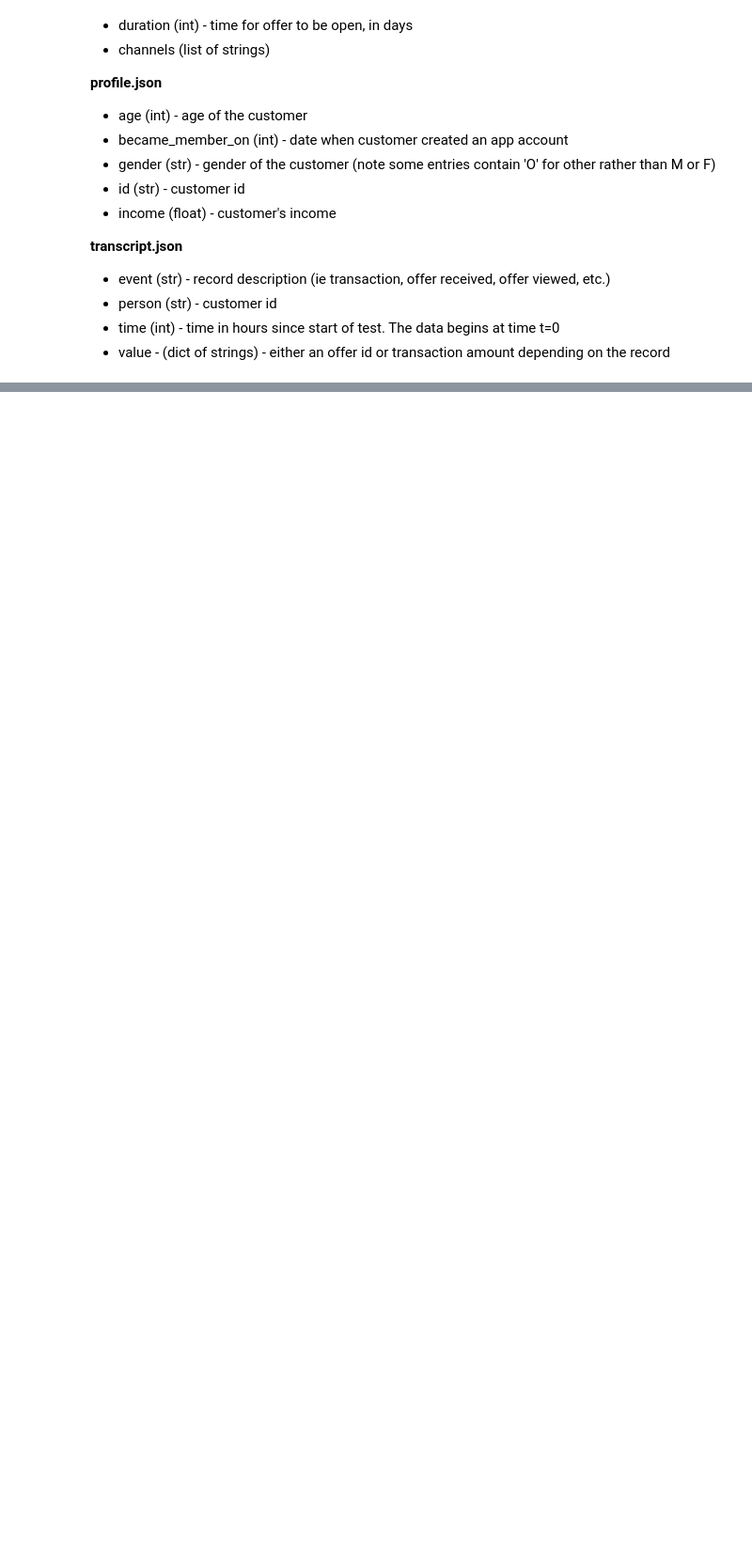
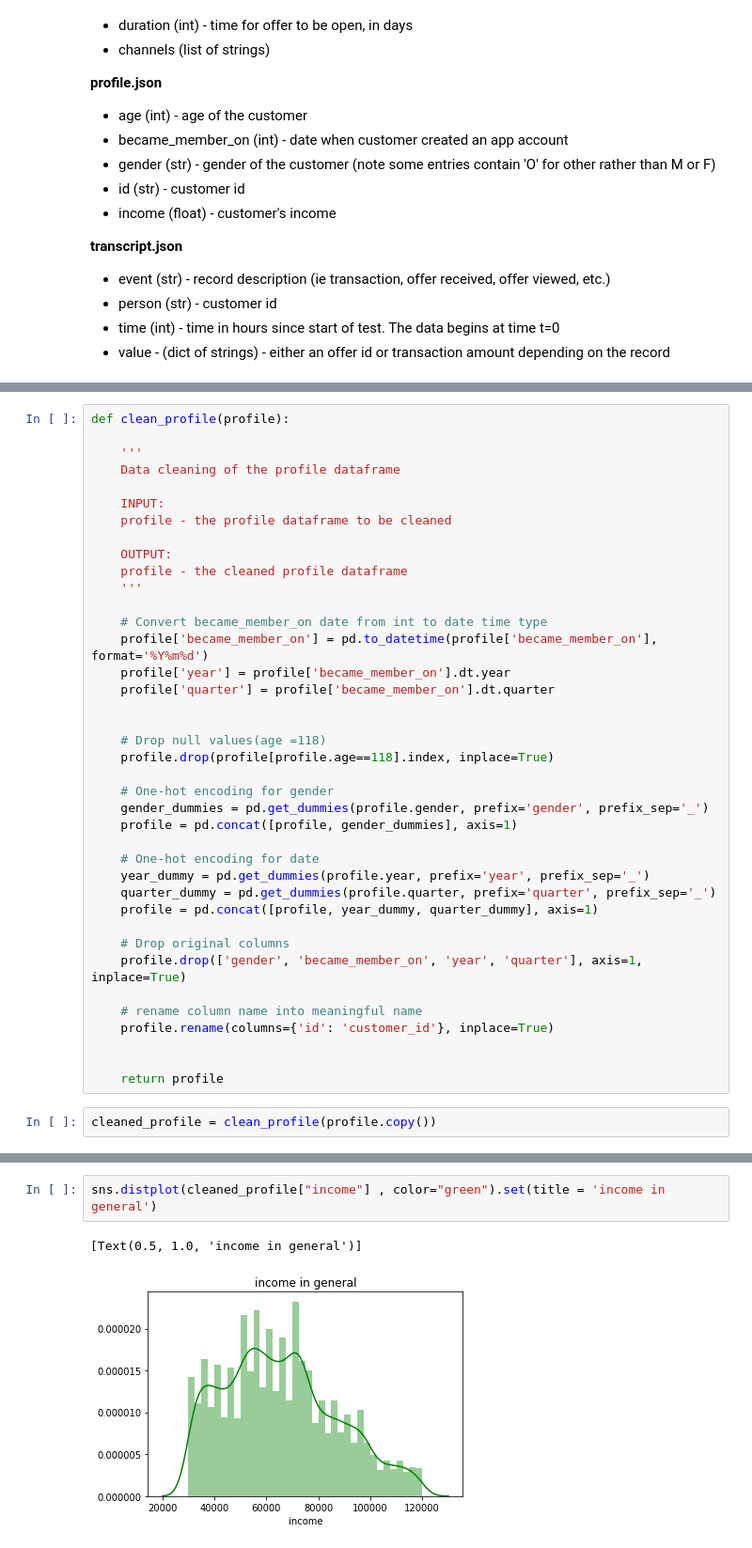
Before and after one commit to Ezeebube5/data-science-projects, a Jupyter notebook: capstone_project/Starbucks_Capstone_notebook.ipynb, the cells around one changed output, grey strips where cells are left out. Shown: that part at 94% size. Drawn from its saved outputs; the diff is of its cells as text; blank space fills up the shorter version.

```diff
--- a/capstone_project/Starbucks_Capstone_notebook.ipynb
+++ b/capstone_project/Starbucks_Capstone_notebook.ipynb
@@ -82,0 +388,41 @@ transcript = pd.read_json('data/transcript.json', orient='records', lines=True)
+# %%
+def clean_profile(profile):
+
+    '''
+    Data cleaning of the profile dataframe
+
+    INPUT:
+    profile - the profile dataframe to be cleaned
+
+    OUTPUT:
+    profile - the cleaned profile dataframe
+    '''
+
+    # Convert became_member_on date from int to date time type
+    profile['became_member_on'] = pd.to_datetime(profile['became_member_on'], format='%Y%m%d')
+    profile['year'] = profile['became_member_on'].dt.year
+    profile['quarter'] = profile['became_member_on'].dt.quarter
+
+
+    # Drop null values(age =118)
+    profile.drop(profile[profile.age==118].index, inplace=True)
+
+    # One-hot encoding for gender
+    gender_dummies = pd.get_dummies(profile.gender, prefix='gender', prefix_sep='_')
+    profile = pd.concat([profile, gender_dummies], axis=1)
+
+    # One-hot encoding for date
+    year_dummy = pd.get_dummies(profile.year, prefix='year', prefix_sep='_')
+    quarter_dummy = pd.get_dummies(profile.quarter, prefix='quarter', prefix_sep='_')
+    profile = pd.concat([profile, year_dummy, quarter_dummy], axis=1)
+
+    # Drop original columns
+    profile.drop(['gender', 'became_member_on', 'year', 'quarter'], axis=1, inplace=True)
+
+    # rename column name into meaningful name
+    profile.rename(columns={'id': 'customer_id'}, inplace=True)
+
+
+    return profile
+# %%
+cleaned_profile = clean_profile(profile.copy())
@@ -82,0 +453,5 @@ transcript = pd.read_json('data/transcript.json', orient='records', lines=True)
+# %%
+sns.distplot(cleaned_profile["income"] , color="green").set(title = 'income in general')
+# %% [output]
+[Text(0.5, 1.0, 'income in general')]
+[figure, added]
```
Also changed, not shown: parts of 78 cells of this notebook, 1 other file.
